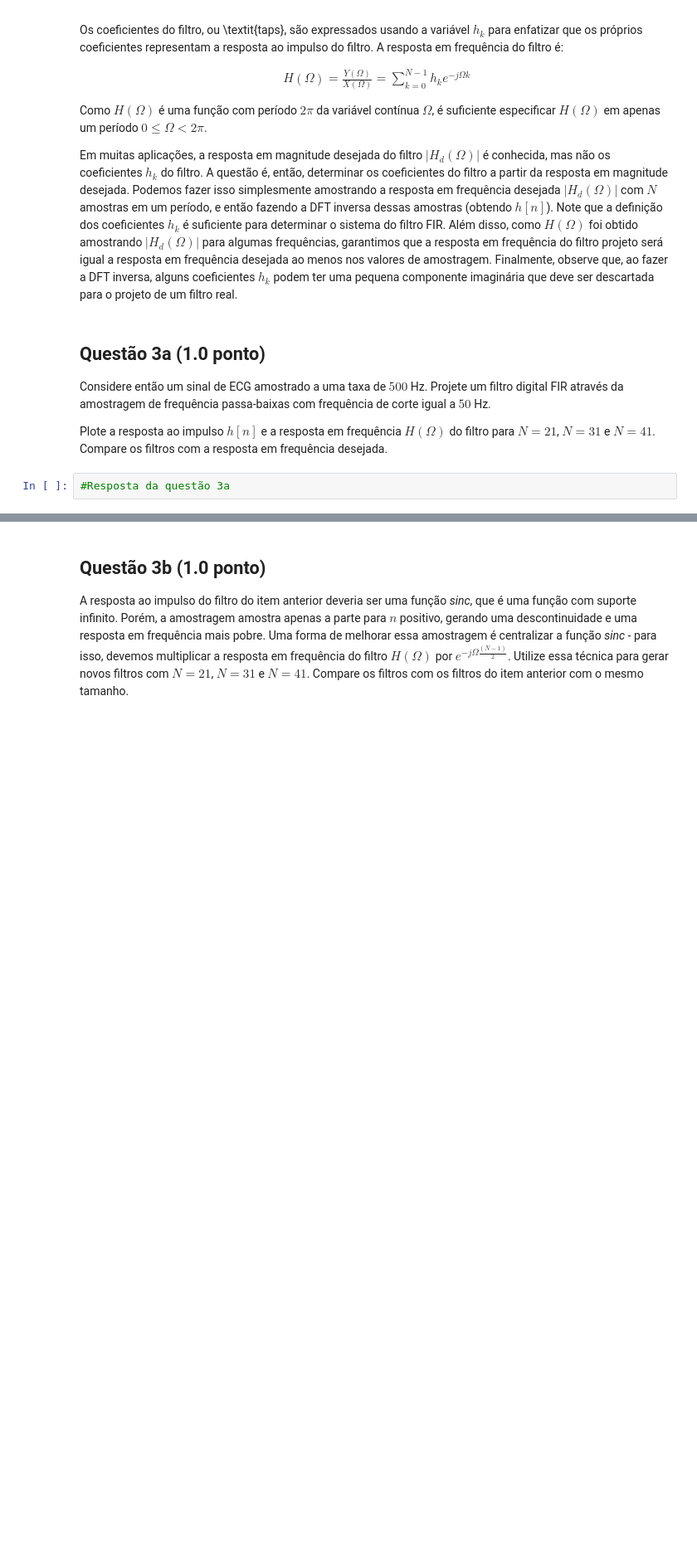
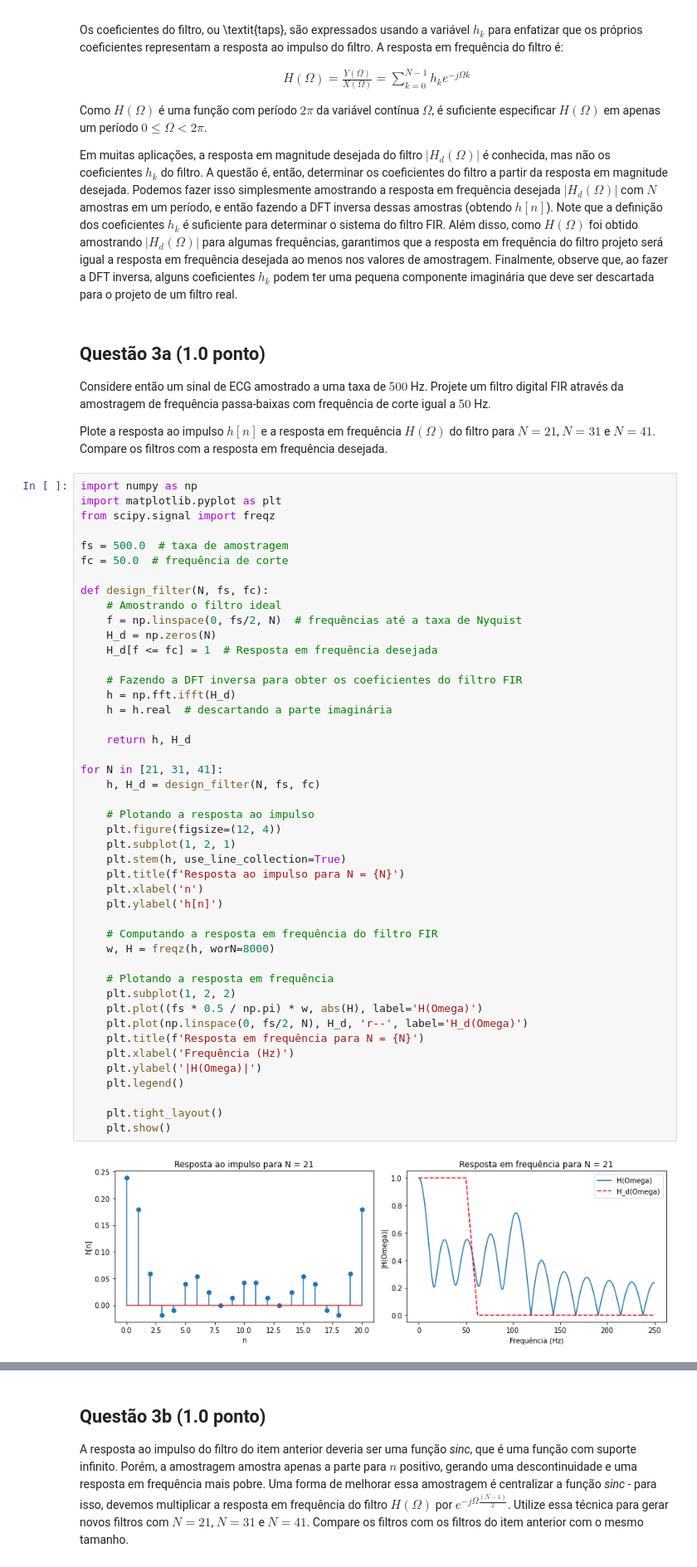
Before and after one commit to yantavares/sstd, a Jupyter notebook: Projeto_4/projeto4.ipynb, the cells around one changed output, grey strips where cells are left out. Shown: that part at 83% size. Drawn from its saved outputs; the diff is of its cells as text; blank space fills up the shorter version.

```diff
--- a/Projeto_4/projeto4.ipynb
+++ b/Projeto_4/projeto4.ipynb
@@ -272,5 +241,50 @@ Em muitas aplicações, a resposta em magnitude desejada do filtro $\left|H_d \l
 Considere então um sinal de ECG amostrado a uma taxa de $500$ Hz. Projete um filtro digital FIR através da amostragem de frequência passa-baixas com frequência de corte igual a $50$ Hz.
 
 Plote a resposta ao impulso $h\left[n\right]$ e a resposta em frequência $H\left(\Omega\right)$ do filtro para $N = 21$, $N = 31$ e $N = 41$. Compare os filtros com a resposta em frequência desejada.
-# %%
-#Resposta da questão 3a
+# %%
+import numpy as np
+import matplotlib.pyplot as plt
+from scipy.signal import freqz
+
+fs = 500.0  # taxa de amostragem
+fc = 50.0  # frequência de corte
+
+def design_filter(N, fs, fc):
+    # Amostrando o filtro ideal
+    f = np.linspace(0, fs/2, N)  # frequências até a taxa de Nyquist
+    H_d = np.zeros(N)
+    H_d[f <= fc] = 1  # Resposta em frequência desejada
+
+    # Fazendo a DFT inversa para obter os coeficientes do filtro FIR
+    h = np.fft.ifft(H_d)
+    h = h.real  # descartando a parte imaginária
+
+    return h, H_d
+
+for N in [21, 31, 41]:
+    h, H_d = design_filter(N, fs, fc)
+
+    # Plotando a resposta ao impulso
+    plt.figure(figsize=(12, 4))
+    plt.subplot(1, 2, 1)
+    plt.stem(h, use_line_collection=True)
+    plt.title(f'Resposta ao impulso para N = {N}')
+    plt.xlabel('n')
+    plt.ylabel('h[n]')
+
+    # Computando a resposta em frequência do filtro FIR
+    w, H = freqz(h, worN=8000)
+
+    # Plotando a resposta em frequência
+    plt.subplot(1, 2, 2)
+    plt.plot((fs * 0.5 / np.pi) * w, abs(H), label='H(Omega)')
+    plt.plot(np.linspace(0, fs/2, N), H_d, 'r--', label='H_d(Omega)')
+    plt.title(f'Resposta em frequência para N = {N}')
+    plt.xlabel('Frequência (Hz)')
+    plt.ylabel('|H(Omega)|')
+    plt.legend()
+
+    plt.tight_layout()
+    plt.show()
+# %% [output]
+[figure, added]
```
Also changed, not shown: parts of 9 cells of this notebook.
